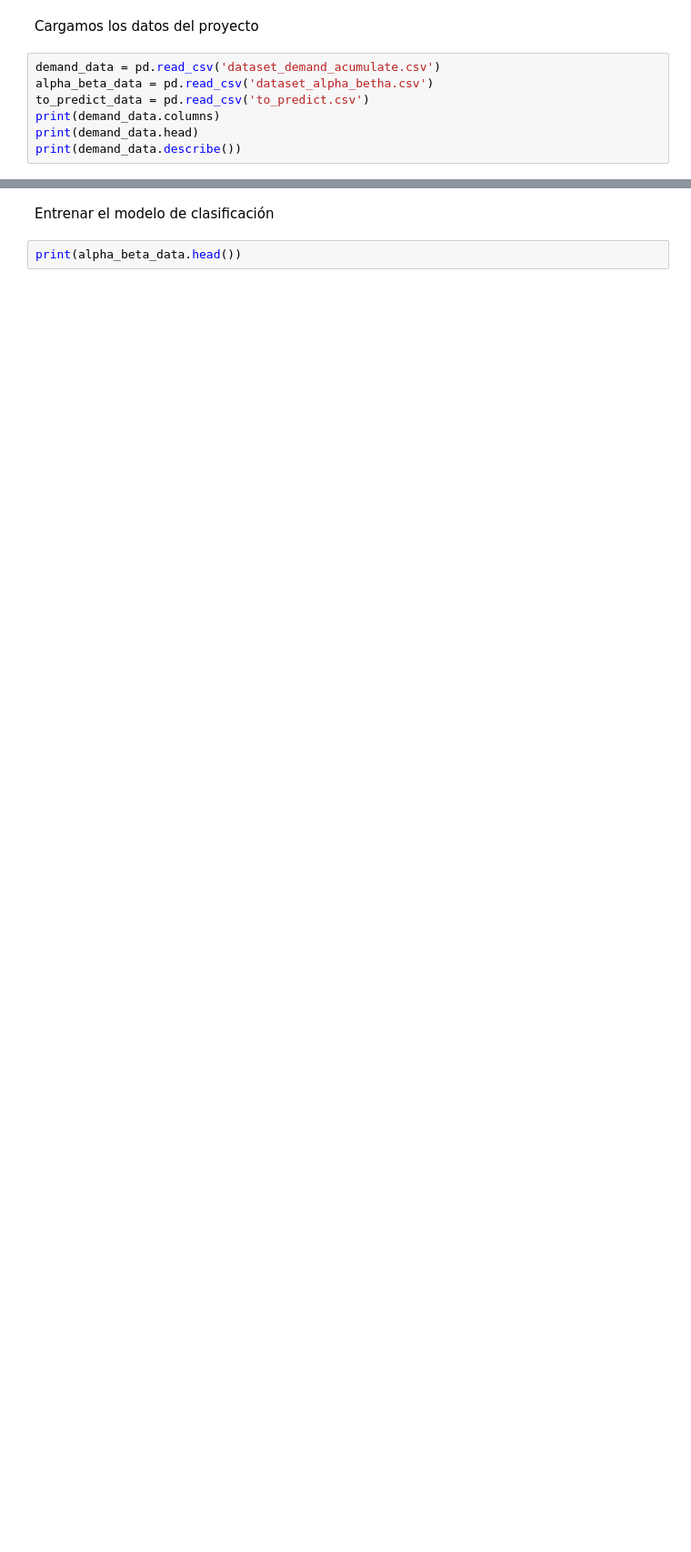
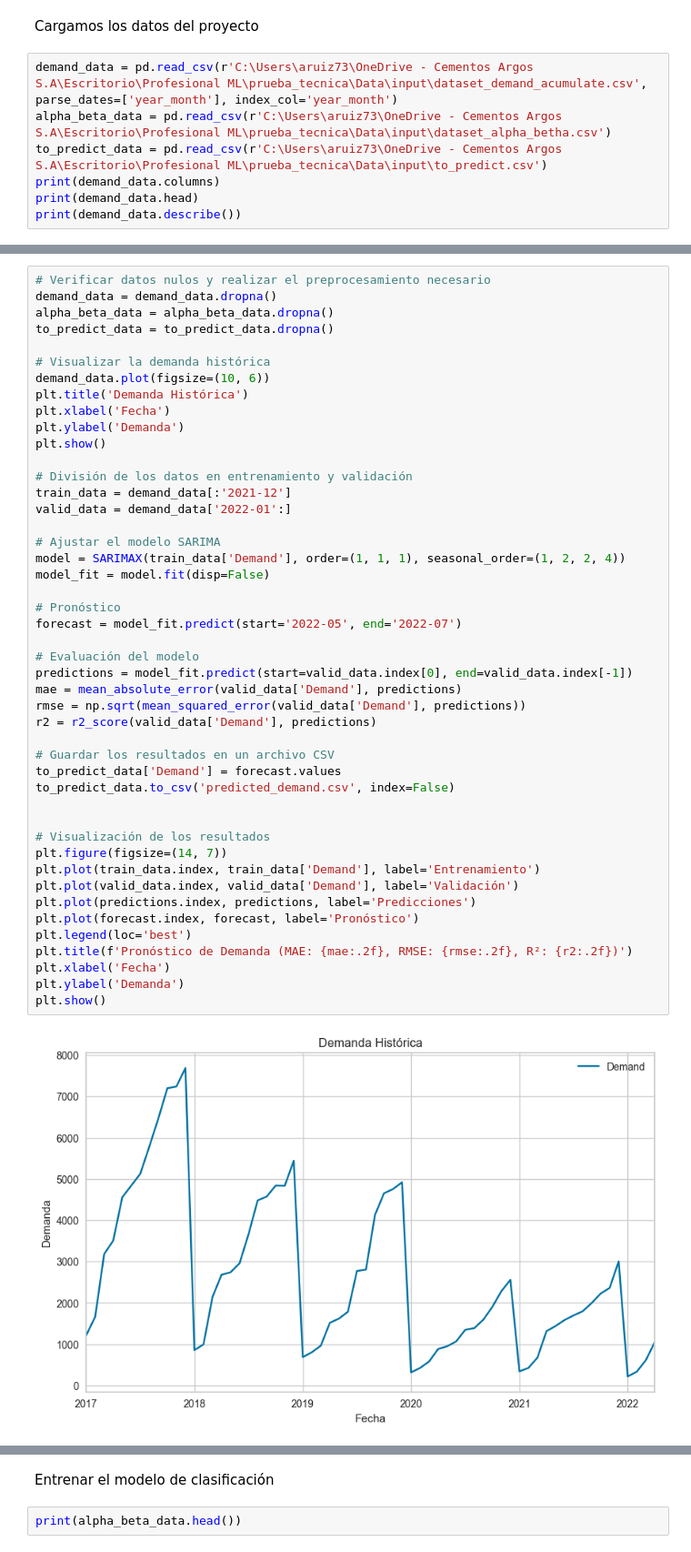
Before and after one commit to Alejoruizl/Modelo_ML_Demanda, a Jupyter notebook: prueba_tecnica/Prueba_técnica_GestorSR.ipynb, the cells around one changed output, grey strips where cells are left out. Shown at 91% size. Drawn from its saved outputs; the diff is of its cells as text; blank space fills up the shorter version.

Commit message:
Actualización desarrollo prueba ML

```diff
--- a/prueba_tecnica/Prueba_técnica_GestorSR.ipynb
+++ b/prueba_tecnica/Prueba_técnica_GestorSR.ipynb
@@ -18,9 +21,9 @@ RuntimeError: ('Pycaret only supports python 3.9, 3.10, 3.11. Your actual Python
 # %% [markdown]
 Cargamos los datos del proyecto
 # %%
-demand_data = pd.read_csv('dataset_demand_acumulate.csv')
-alpha_beta_data = pd.read_csv('dataset_alpha_betha.csv')
-to_predict_data = pd.read_csv('to_predict.csv')
+demand_data = pd.read_csv(r'C:\Users\aruiz73\OneDrive - Cementos Argos S.A\Escritorio\Profesional ML\prueba_tecnica\Data\input\dataset_demand_acumulate.csv', parse_dates=['year_month'], index_col='year_month')
+alpha_beta_data = pd.read_csv(r'C:\Users\aruiz73\OneDrive - Cementos Argos S.A\Escritorio\Profesional ML\prueba_tecnica\Data\input\dataset_alpha_betha.csv')
+to_predict_data = pd.read_csv(r'C:\Users\aruiz73\OneDrive - Cementos Argos S.A\Escritorio\Profesional ML\prueba_tecnica\Data\input\to_predict.csv')
 print(demand_data.columns)
 print(demand_data.head)
 print(demand_data.describe())
@@ -484,0 +48,48 @@ R2: 0.82
+# %%
+# Verificar datos nulos y realizar el preprocesamiento necesario
+demand_data = demand_data.dropna()
+alpha_beta_data = alpha_beta_data.dropna()
+to_predict_data = to_predict_data.dropna()
+
+# Visualizar la demanda histórica
+demand_data.plot(figsize=(10, 6))
+plt.title('Demanda Histórica')
+plt.xlabel('Fecha')
+plt.ylabel('Demanda')
+plt.show()
+
+# División de los datos en entrenamiento y validación
+train_data = demand_data[:'2021-12']
+valid_data = demand_data['2022-01':]
+
+# Ajustar el modelo SARIMA
+model = SARIMAX(train_data['Demand'], order=(1, 1, 1), seasonal_order=(1, 2, 2, 4))
+model_fit = model.fit(disp=False)
+
+# Pronóstico
+forecast = model_fit.predict(start='2022-05', end='2022-07')
+
+# Evaluación del modelo
+predictions = model_fit.predict(start=valid_data.index[0], end=valid_data.index[-1])
+mae = mean_absolute_error(valid_data['Demand'], predictions)
+rmse = np.sqrt(mean_squared_error(valid_data['Demand'], predictions))
+r2 = r2_score(valid_data['Demand'], predictions)
+
+# Guardar los resultados en un archivo CSV
+to_predict_data['Demand'] = forecast.values
+to_predict_data.to_csv('predicted_demand.csv', index=False)
+
+
+# Visualización de los resultados
+plt.figure(figsize=(14, 7))
+plt.plot(train_data.index, train_data['Demand'], label='Entrenamiento')
+plt.plot(valid_data.index, valid_data['Demand'], label='Validación')
+plt.plot(predictions.index, predictions, label='Predicciones')
+plt.plot(forecast.index, forecast, label='Pronóstico')
+plt.legend(loc='best')
+plt.title(f'Pronóstico de Demanda (MAE: {mae:.2f}, RMSE: {rmse:.2f}, R²: {r2:.2f})')
+plt.xlabel('Fecha')
+plt.ylabel('Demanda')
+plt.show()
+# %% [output]
+[figure, added]
```
Also changed, not shown: parts of 24 cells of this notebook, 11 other files.
